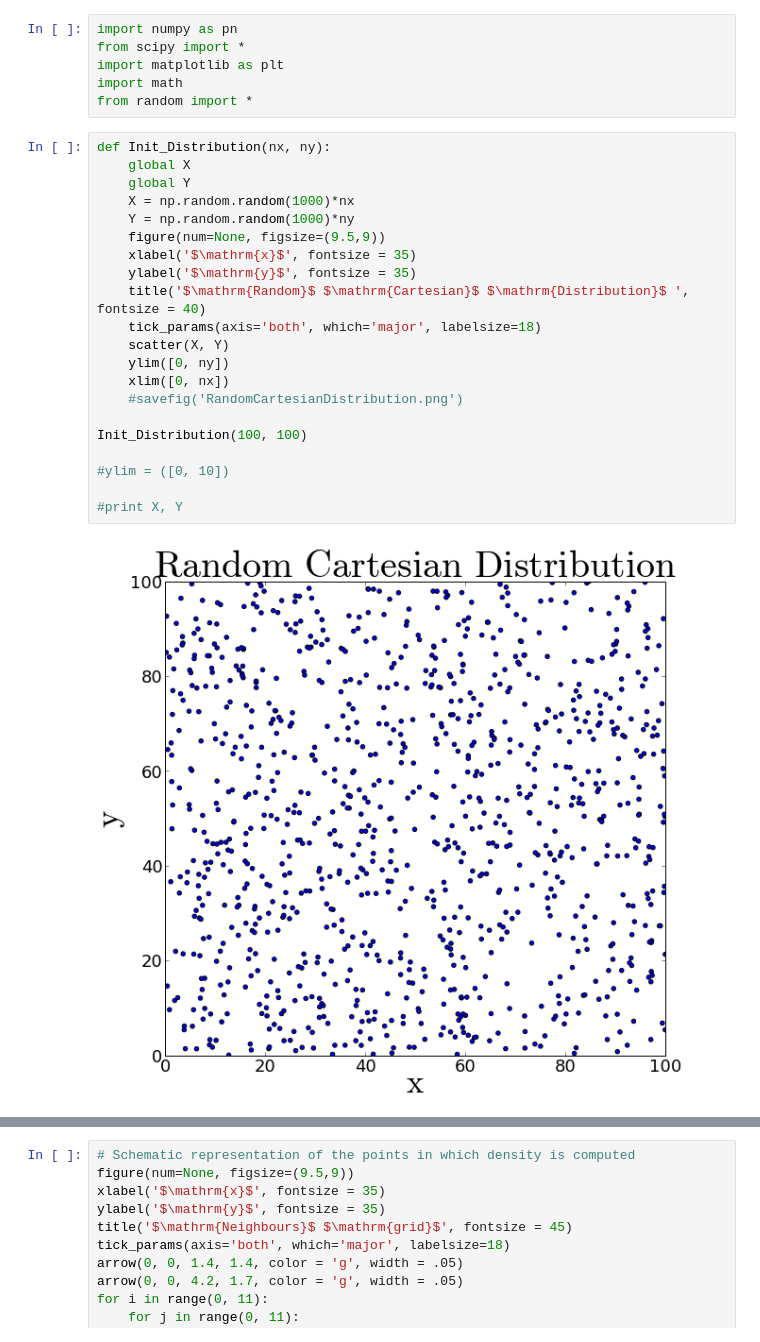
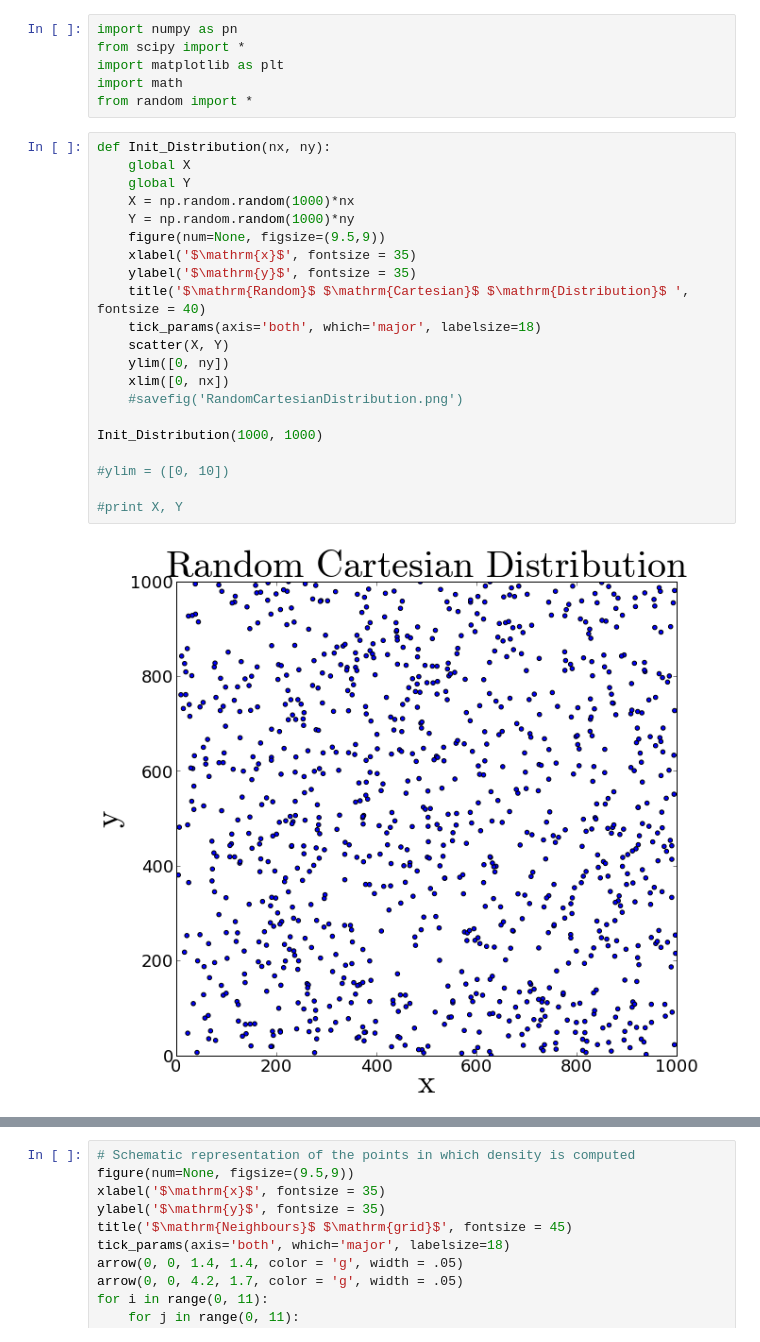
Before and after one commit to jngaravitoc/Bayesian_Homeworks, a Jupyter notebook: Bayesian_Code_Analytic_Solution.ipynb, the cells around one changed output, grey strips where cells are left out. Drawn from its saved outputs; the diff is of its cells as text.

```diff
--- a/Bayesian_Code_Analytic_Solution.ipynb
+++ b/Bayesian_Code_Analytic_Solution.ipynb
@@ -9,26 +9,26 @@ from random import *
 # %%
 def Init_Distribution(nx, ny):
     global X
     global Y
     X = np.random.random(1000)*nx
     Y = np.random.random(1000)*ny
     figure(num=None, figsize=(9.5,9))
     xlabel('$\mathrm{x}$', fontsize = 35)
     ylabel('$\mathrm{y}$', fontsize = 35)
     title('$\mathrm{Random}$ $\mathrm{Cartesian}$ $\mathrm{Distribution}$ ', fontsize = 40)
     tick_params(axis='both', which='major', labelsize=18)
     scatter(X, Y)
     ylim([0, ny])
     xlim([0, nx])
     #savefig('RandomCartesianDistribution.png')
 
-Init_Distribution(100, 100)
+Init_Distribution(1000, 1000)
 
 #ylim = ([0, 10])
 
 #print X, Y
 # %% [output]
-[figure, old version]
+[figure, new version]
 # %%
 def Init_Distribution_Polar(nR):
     global R
```
Also changed, not shown: parts of 8 cells of this notebook, 2 other files.
